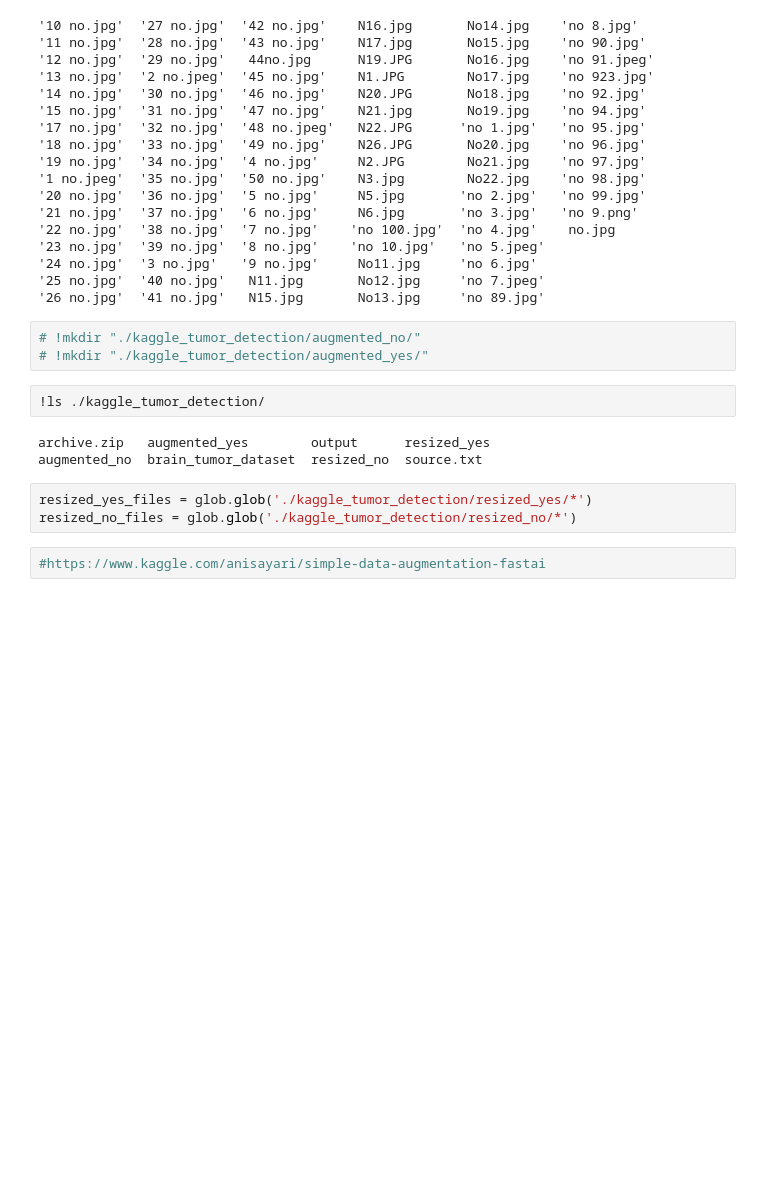
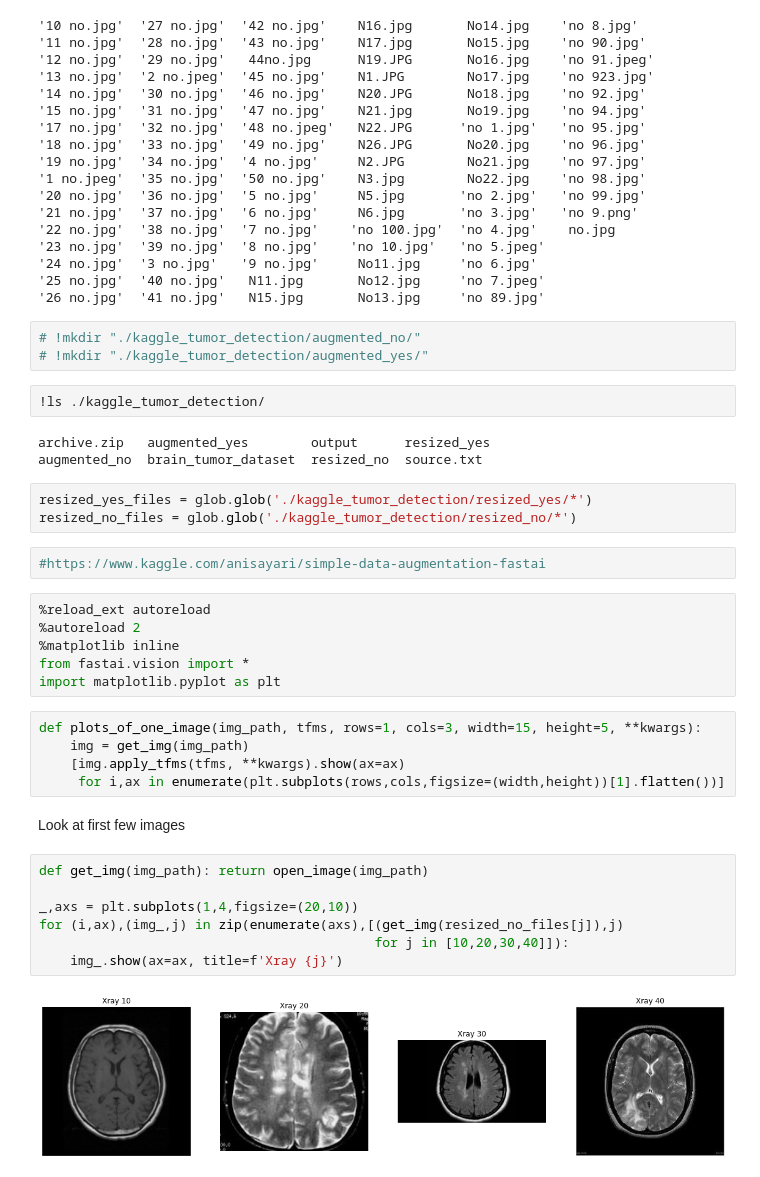
Before and after one commit to manmeet3/Brain-Tumor-Anomaly-Detection-and-Segmentation, a Jupyter notebook: wip_colabs/AnoGAN.ipynb, the cells around one changed output. Drawn from its saved outputs; the diff is of its cells as text; blank space fills up the shorter version.

```diff
--- a/wip_colabs/AnoGAN.ipynb
+++ b/wip_colabs/AnoGAN.ipynb
@@ -179,3 +179,25 @@ resized_yes_files = glob.glob('./kaggle_tumor_detection/resized_yes/*')
 resized_no_files = glob.glob('./kaggle_tumor_detection/resized_no/*')
 # %%
 #https://www.kaggle.com/anisayari/simple-data-augmentation-fastai
+# %%
+%reload_ext autoreload
+%autoreload 2
+%matplotlib inline
+from fastai.vision import *
+import matplotlib.pyplot as plt
+# %%
+def plots_of_one_image(img_path, tfms, rows=1, cols=3, width=15, height=5, **kwargs):
+    img = get_img(img_path)
+    [img.apply_tfms(tfms, **kwargs).show(ax=ax)
+     for i,ax in enumerate(plt.subplots(rows,cols,figsize=(width,height))[1].flatten())]
+# %% [markdown]
+Look at first few images
+# %%
+def get_img(img_path): return open_image(img_path)
+
+_,axs = plt.subplots(1,4,figsize=(20,10))
+for (i,ax),(img_,j) in zip(enumerate(axs),[(get_img(resized_no_files[j]),j)
+                                           for j in [10,20,30,40]]):
+    img_.show(ax=ax, title=f'Xray {j}')
+# %% [output]
+[figure, added]
```
Also changed, not shown: parts of 14 cells of this notebook.
